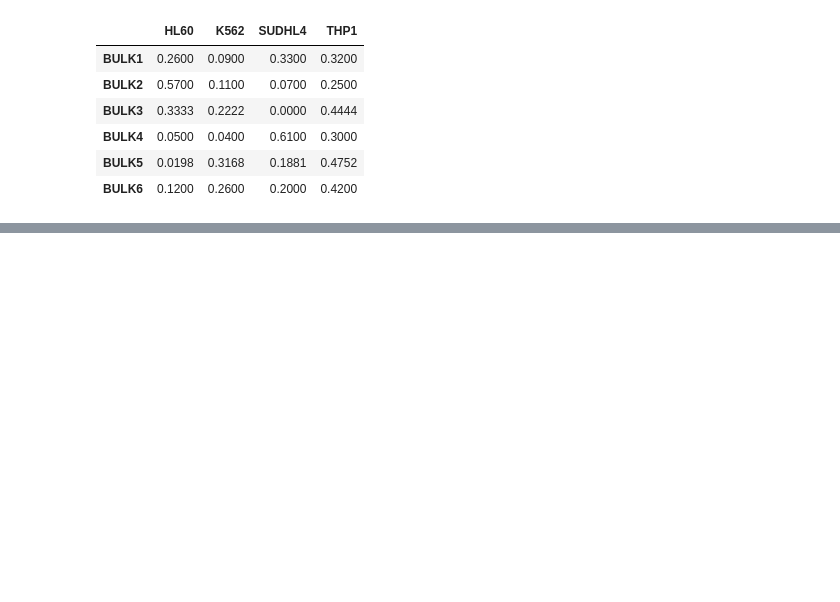
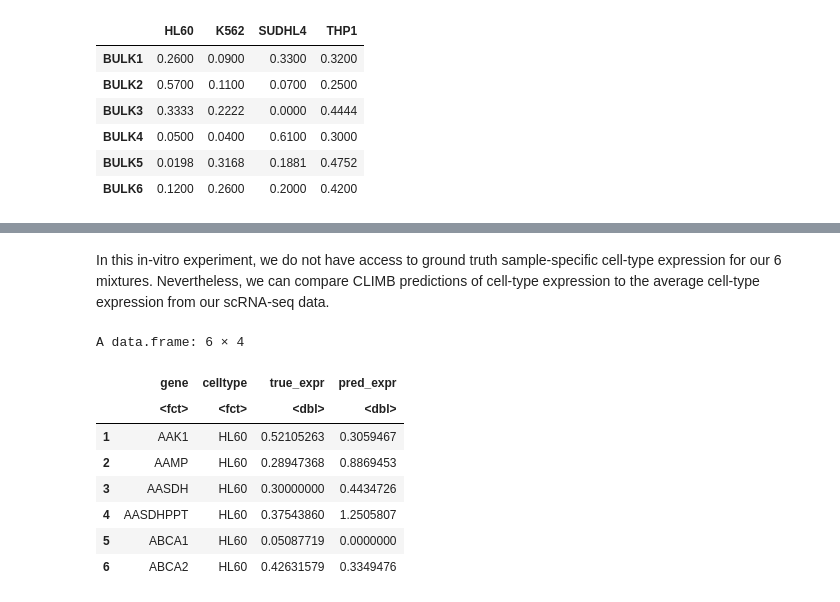
Before and after one commit to alexdray86/CLIMB, a Jupyter notebook: climb_example.ipynb, the cells around one changed output, grey strips where cells are left out. Saved outputs shown, nothing was run; the diff lists cells and outputs as text; code cells hidden in the pictures; blank space fills up the shorter version.

```diff
--- a/climb_example.ipynb
+++ b/climb_example.ipynb
@@ -109,3 +121,5 @@ No id variables; using all as measure variables
 Warning message:
 “Removed 1 rows containing missing values (`geom_point()`).”
 [figure]
+# %% [markdown]
+In this in-vitro experiment, we do not have access to ground truth sample-specific cell-type expression for our 6 mixtures. Nevertheless, we can compare CLIMB predictions of cell-type expression to the average cell-type expression from our scRNA-seq data.
@@ -111,0 +134,17 @@ Warning message:
+# %%
+# We then combine our predicted expression and scRNA-seq average expression in a single table ready to plot
+bulk_mixture_number = 6
+melt_pred_expr = cbind(melt(as.matrix(true_ct_expr)), melt(t(climb.exprs[[bulk_mixture_number]])))
+melt_pred_expr = melt_pred_expr[,c(1,2,3,6)]
+colnames(melt_pred_expr) = c('gene', 'celltype', 'true_expr', 'pred_expr')
+head(melt_pred_expr)
+# %% [output]
+A data.frame: 6 × 4
+|  | gene | celltype | true_expr | pred_expr |
+|  | <fct> | <fct> | <dbl> | <dbl> |
+| 1 | AAK1 | HL60 | 0.52105263 | 0.3059467 |
+| 2 | AAMP | HL60 | 0.28947368 | 0.8869453 |
+| 3 | AASDH | HL60 | 0.30000000 | 0.4434726 |
+| 4 | AASDHPPT | HL60 | 0.37543860 | 1.2505807 |
+| 5 | ABCA1 | HL60 | 0.05087719 | 0.0000000 |
+| 6 | ABCA2 | HL60 | 0.42631579 | 0.3349476 |
```
Also changed, not shown: parts of 19 cells of this notebook, 2 other files.
